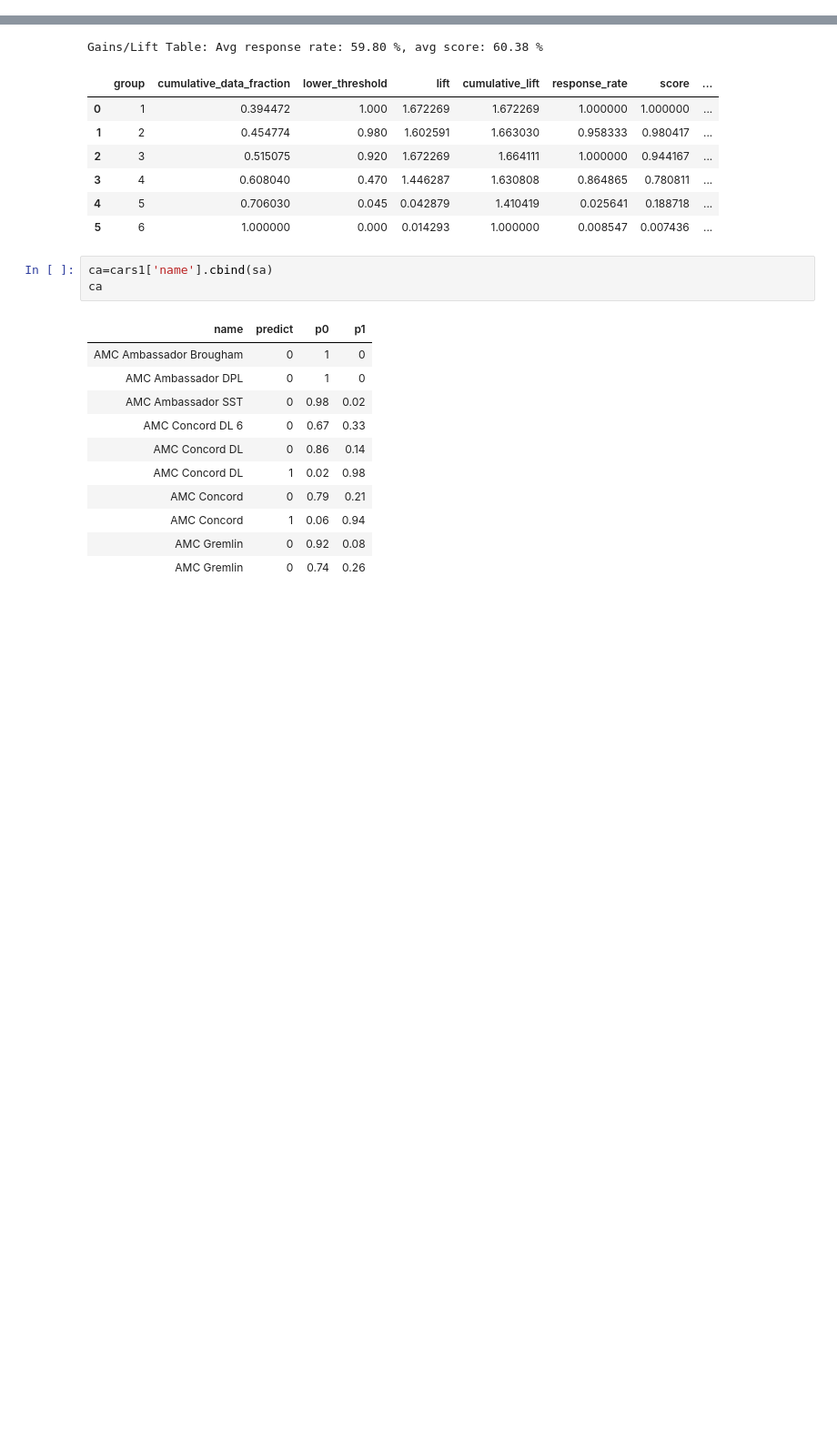
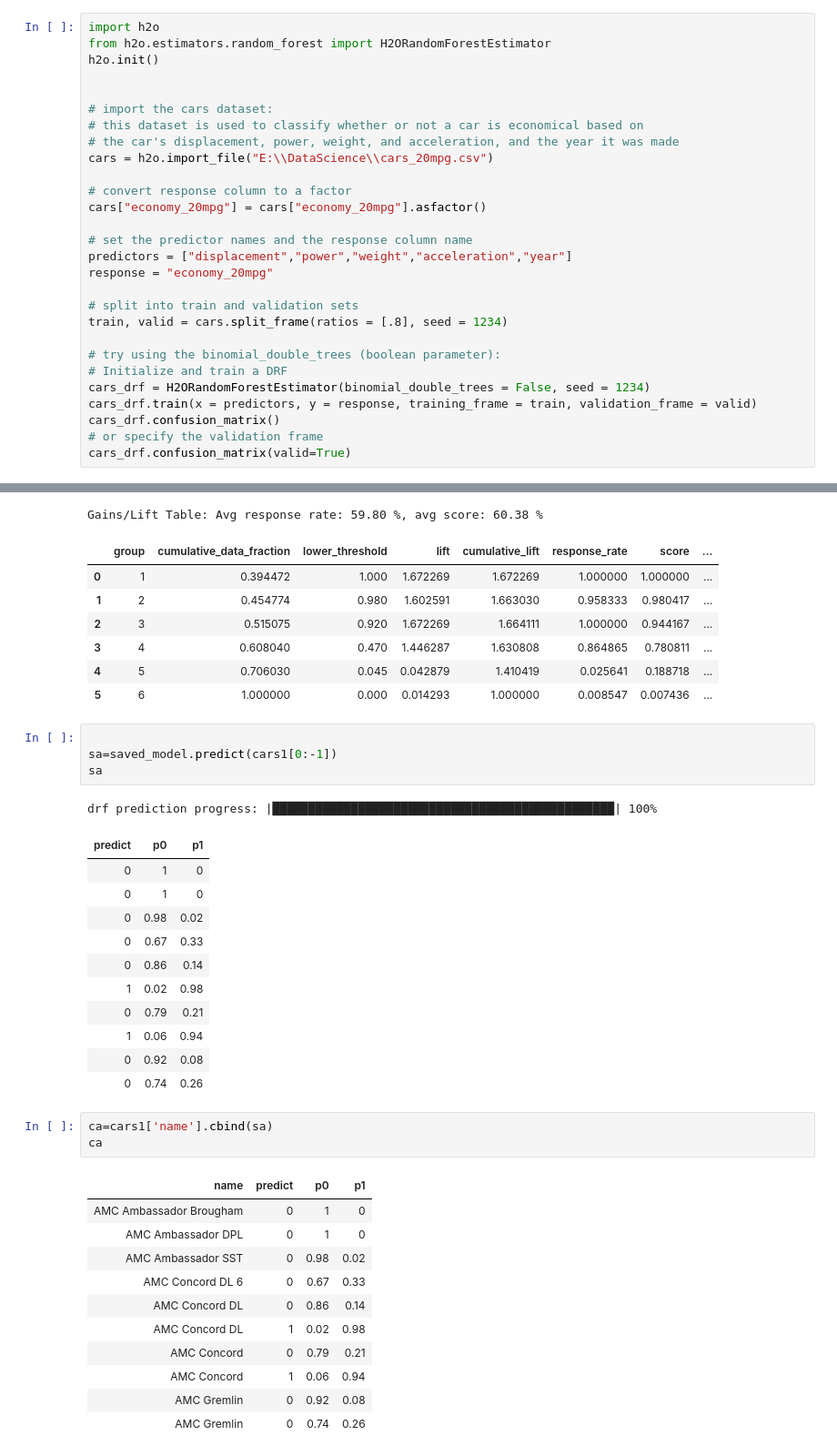
Before and after one commit to shtandon/Issues, a Jupyter notebook: predH2o.ipynb, the cells around one changed output, grey strips where cells are left out. Shown at 91% size. Saved outputs shown, nothing was run; the diff lists cells and outputs as text; blank space fills up the shorter version.

```diff
--- a/predH2o.ipynb
+++ b/predH2o.ipynb
@@ -112,0 +1,28 @@ Maximum Metrics: Maximum metrics at their respective thresholds
+# %%
+import h2o
+from h2o.estimators.random_forest import H2ORandomForestEstimator
+h2o.init()
+
+
+# import the cars dataset:
+# this dataset is used to classify whether or not a car is economical based on
+# the car's displacement, power, weight, and acceleration, and the year it was made
+cars = h2o.import_file("E:\\DataScience\\cars_20mpg.csv")
+
+# convert response column to a factor
+cars["economy_20mpg"] = cars["economy_20mpg"].asfactor()
+
+# set the predictor names and the response column name
+predictors = ["displacement","power","weight","acceleration","year"]
+response = "economy_20mpg"
+
+# split into train and validation sets
+train, valid = cars.split_frame(ratios = [.8], seed = 1234)
+
+# try using the binomial_double_trees (boolean parameter):
+# Initialize and train a DRF
+cars_drf = H2ORandomForestEstimator(binomial_double_trees = False, seed = 1234)
+cars_drf.train(x = predictors, y = response, training_frame = train, validation_frame = valid)
+cars_drf.confusion_matrix()
+# or specify the validation frame
+cars_drf.confusion_matrix(valid=True)
@@ -173,6 +208,23 @@ Gains/Lift Table: Avg response rate: 59.80 %, avg score: 60.38 %
 | 3 | 4 | 0.608040 | 0.470 | 1.446287 | 1.630808 | 0.864865 | 0.780811 | ... |
 | 4 | 5 | 0.706030 | 0.045 | 0.042879 | 1.410419 | 0.025641 | 0.188718 | ... |
 | 5 | 6 | 1.000000 | 0.000 | 0.014293 | 1.000000 | 0.008547 | 0.007436 | ... |
+# %%
+
+sa=saved_model.predict(cars1[0:-1])
+sa
+# %% [output]
+drf prediction progress: |████████████████████████████████████████████████| 100%
+| predict | p0 | p1 |
+| 0 | 1 | 0 |
+| 0 | 1 | 0 |
+| 0 | 0.98 | 0.02 |
+| 0 | 0.67 | 0.33 |
+| 0 | 0.86 | 0.14 |
+| 1 | 0.02 | 0.98 |
+| 0 | 0.79 | 0.21 |
+| 1 | 0.06 | 0.94 |
+| 0 | 0.92 | 0.08 |
+| 0 | 0.74 | 0.26 |
 # %%
 ca=cars1['name'].cbind(sa)
 ca
```
Also changed, not shown: parts of 7 cells of this notebook.
